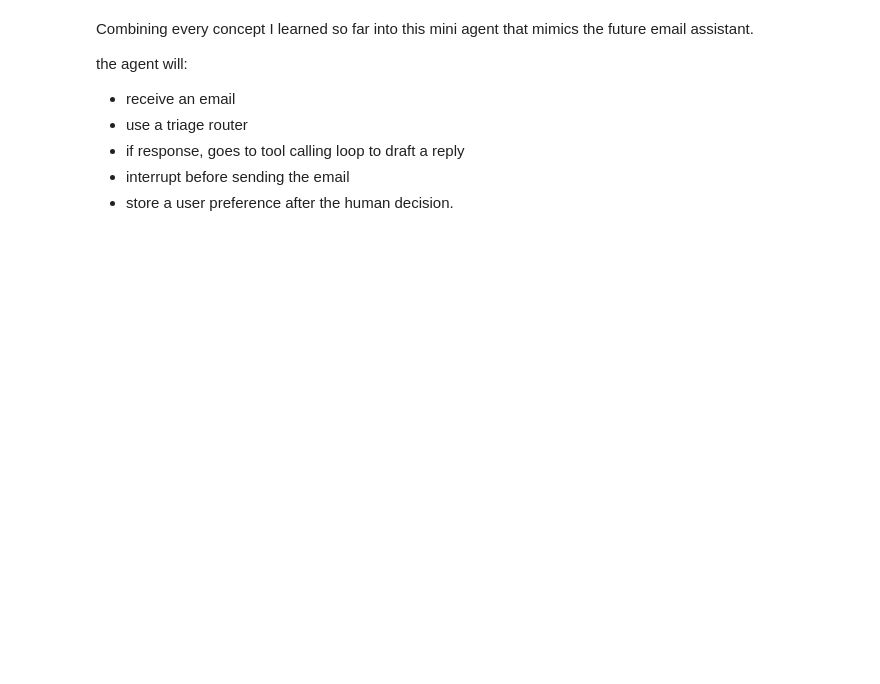
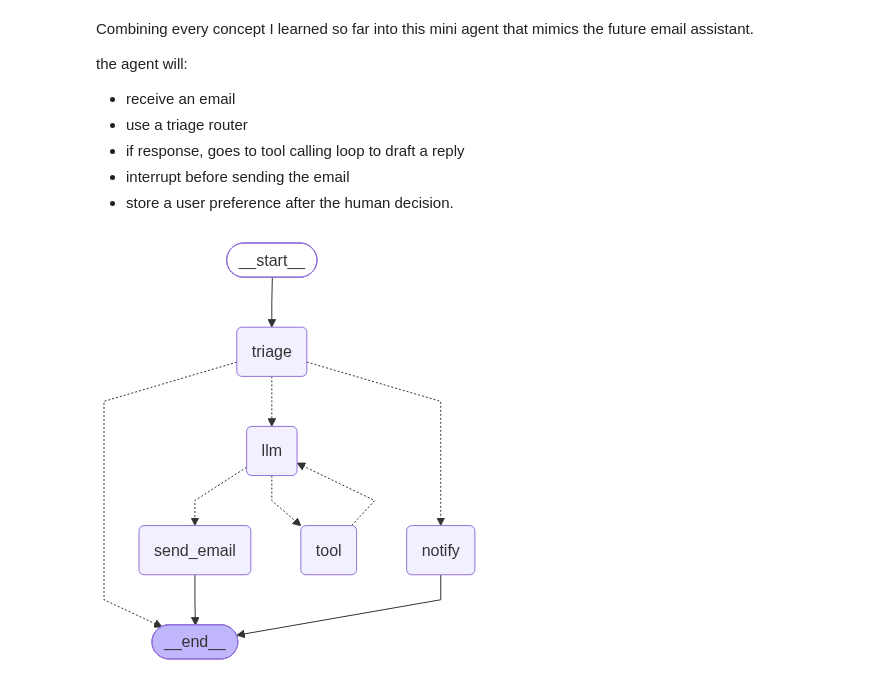
Before and after one commit to BhimPrasadAdhikari/email-agent, a Jupyter notebook: notebooks/05_mini_agent.ipynb, the cells around one changed output. Drawn from its saved outputs; the diff is of its cells as text; code cells hidden in the pictures; blank space fills up the shorter version.

```diff
--- a/notebooks/05_mini_agent.ipynb
+++ b/notebooks/05_mini_agent.ipynb
@@ -30,0 +89,9 @@ def schedule_meeting(title: str, data: str, time: str, attendes: list[str]) -> s
+# %%
+def triage_node(state: AgentState) -> dict:
+    subject = state["email"]["subject"].lower()
+    if "urgent" in subject or "meeting" in subject:
+        return {"triage": "respond"}
+    elif "newsletter" in subject or "promotion" in subject:
+        return {"triage": "ignore"}
+    else:
+        return {"triage": "notify"}
@@ -30,0 +151,20 @@ def schedule_meeting(title: str, data: str, time: str, attendes: list[str]) -> s
+# %%
+def notify_node(state: AgentState) -> dict:
+    return {"messages": [{"role": "assistant", "content": "user is notified"}]}
+
+def route_after_triage(state: AgentState) -> str:
+    if state["triage"] == "respond":
+        return "llm"
+    elif state["triage"] == "notify":
+        return "notify"
+    else:
+        return END
+
+def route_after_llm(state: AgentState) -> str:
+    if state.get("tool_calls"):
+        return "tool"
+    else:
+        return "send_email"
+
+def route_after_tool(state: AgentState) -> str:
+    return "llm"
@@ -30,0 +234,4 @@ def schedule_meeting(title: str, data: str, time: str, attendes: list[str]) -> s
+# %%
+app
+# %% [output]
+[figure, added]
```
Also changed, not shown: parts of 13 cells of this notebook.
